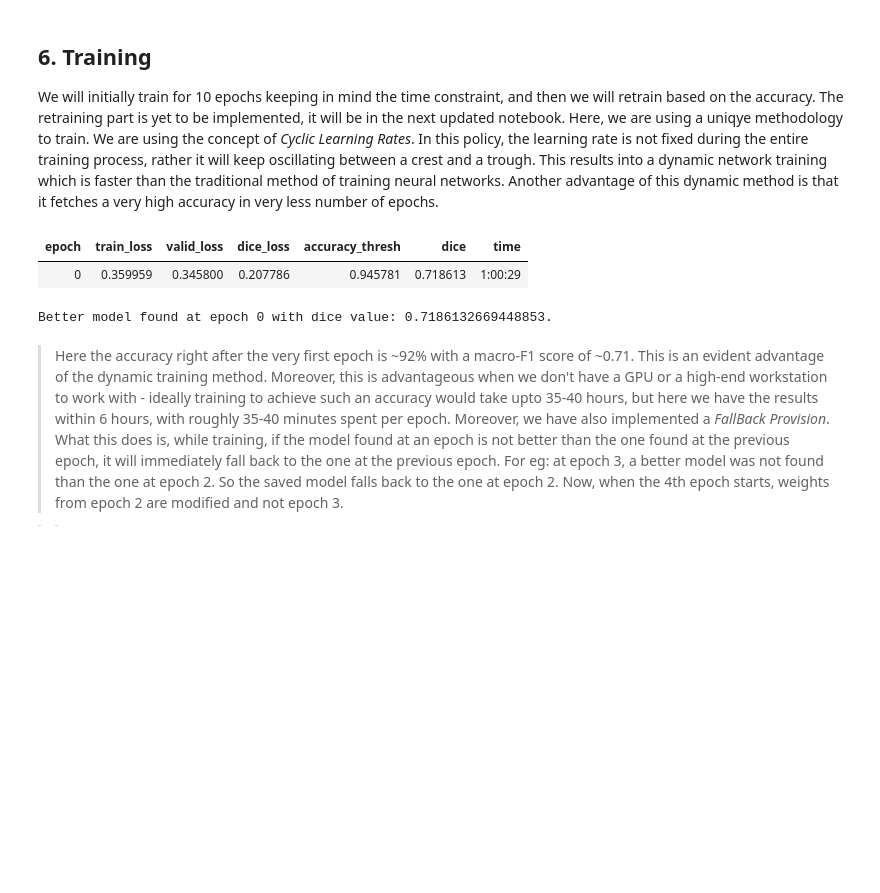
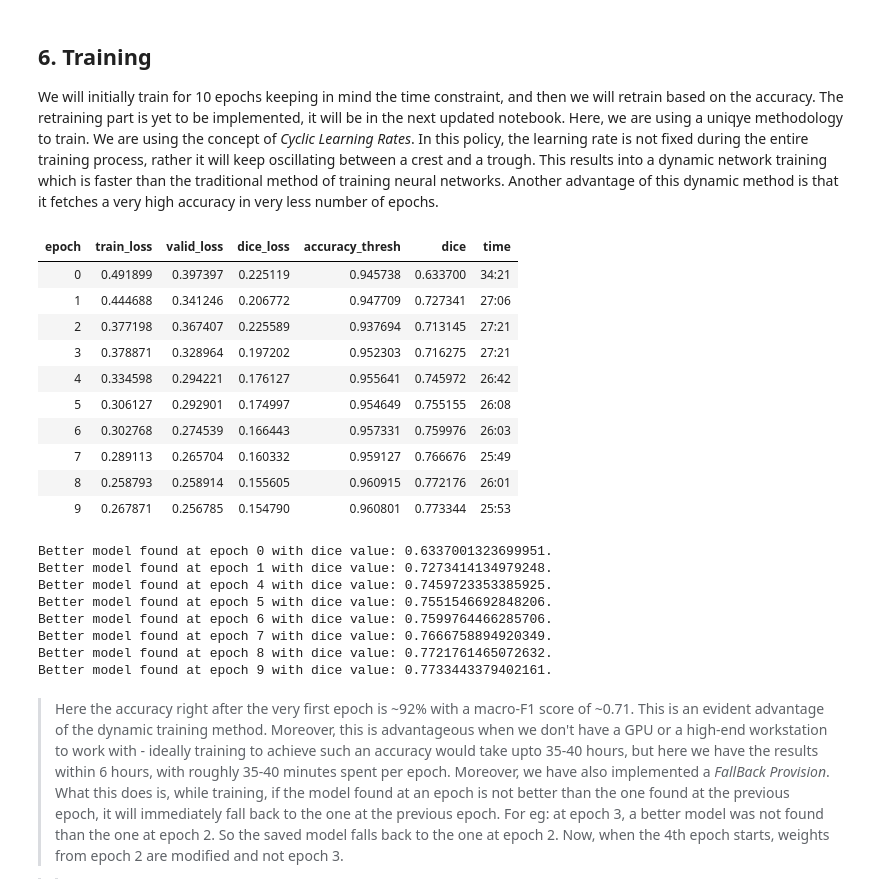
Before and after one commit to Chintan2108/Object-Oriented-Deep-Learning-for-Building-Extraction, a Jupyter notebook: UNet with Cyclical Learning/Dynamic UNet for Building Extraction.ipynb, the cells around one changed output. Saved outputs shown, nothing was run; the diff lists cells and outputs as text; code cells hidden in the pictures; blank space fills up the shorter version.

```diff
--- a/UNet with Cyclical Learning/Dynamic UNet for Building Extraction.ipynb
+++ b/UNet with Cyclical Learning/Dynamic UNet for Building Extraction.ipynb
@@ -367,18 +368,34 @@ class SaveModelCallbackVerbose(TrackerCallback):
 ## 6. Training
 We will initially train for 10 epochs keeping in mind the time constraint, and then we will retrain based on the accuracy. The retraining part is yet to be implemented, it will be in the next updated notebook. Here, we are using a uniqye methodology to train. We are using the concept of *Cyclic Learning Rates*. In this policy, the learning rate is not fixed during the entire training process, rather it will keep oscillating between a crest and a trough. This results into a dynamic network training which is faster than the traditional method of training neural networks. Another advantage of this dynamic method is that it fetches a very high accuracy in very less number of epochs.
 # %%
-learn.fit_one_cycle(1, max_lr=lr,
+learn.fit_one_cycle(10, max_lr=lr,
                     callbacks=[
                         SaveModelCallback(learn,
                                                  monitor='dice',
                                                  mode='max',
                                                  name='20190108-rn34unet-comboloss-alldata-512-best')
                     ]
                    )
 # %% [output]
 | epoch | train_loss | valid_loss | dice_loss | accuracy_thresh | dice | time |
-| 0 | 0.359959 | 0.345800 | 0.207786 | 0.945781 | 0.718613 | 1:00:29 |
+| 0 | 0.491899 | 0.397397 | 0.225119 | 0.945738 | 0.633700 | 34:21 |
+| 1 | 0.444688 | 0.341246 | 0.206772 | 0.947709 | 0.727341 | 27:06 |
+| 2 | 0.377198 | 0.367407 | 0.225589 | 0.937694 | 0.713145 | 27:21 |
+| 3 | 0.378871 | 0.328964 | 0.197202 | 0.952303 | 0.716275 | 27:21 |
+| 4 | 0.334598 | 0.294221 | 0.176127 | 0.955641 | 0.745972 | 26:42 |
+| 5 | 0.306127 | 0.292901 | 0.174997 | 0.954649 | 0.755155 | 26:08 |
+| 6 | 0.302768 | 0.274539 | 0.166443 | 0.957331 | 0.759976 | 26:03 |
+| 7 | 0.289113 | 0.265704 | 0.160332 | 0.959127 | 0.766676 | 25:49 |
+| 8 | 0.258793 | 0.258914 | 0.155605 | 0.960915 | 0.772176 | 26:01 |
+| 9 | 0.267871 | 0.256785 | 0.154790 | 0.960801 | 0.773344 | 25:53 |
-Better model found at epoch 0 with dice value: 0.7186132669448853.
+Better model found at epoch 0 with dice value: 0.6337001323699951.
+Better model found at epoch 1 with dice value: 0.7273414134979248.
+Better model found at epoch 4 with dice value: 0.7459723353385925.
+Better model found at epoch 5 with dice value: 0.7551546692848206.
+Better model found at epoch 6 with dice value: 0.7599764466285706.
+Better model found at epoch 7 with dice value: 0.7666758894920349.
+Better model found at epoch 8 with dice value: 0.7721761465072632.
+Better model found at epoch 9 with dice value: 0.7733443379402161.
 # %% [markdown]
 > Here the accuracy right after the very first epoch is ~92% with a macro-F1 score of ~0.71. This is an evident advantage of the dynamic training method. Moreover, this is advantageous when we don't have a GPU or a high-end workstation to work with - ideally training to achieve such an accuracy would take upto 35-40 hours, but here we have the results within 6 hours, with roughly 35-40 minutes spent per epoch. Moreover, we have also implemented a *FallBack Provision*. What this does is, while training, if the model found at an epoch is not better than the one found at the previous epoch, it will immediately fall back to the one at the previous epoch. For eg: at epoch 3, a better model was not found than the one at epoch 2. So the saved model falls back to the one at epoch 2. Now, when the 4th epoch starts, weights from epoch 2 are modified and not epoch 3.
 
```
Also changed, not shown: parts of 18 cells of this notebook.
